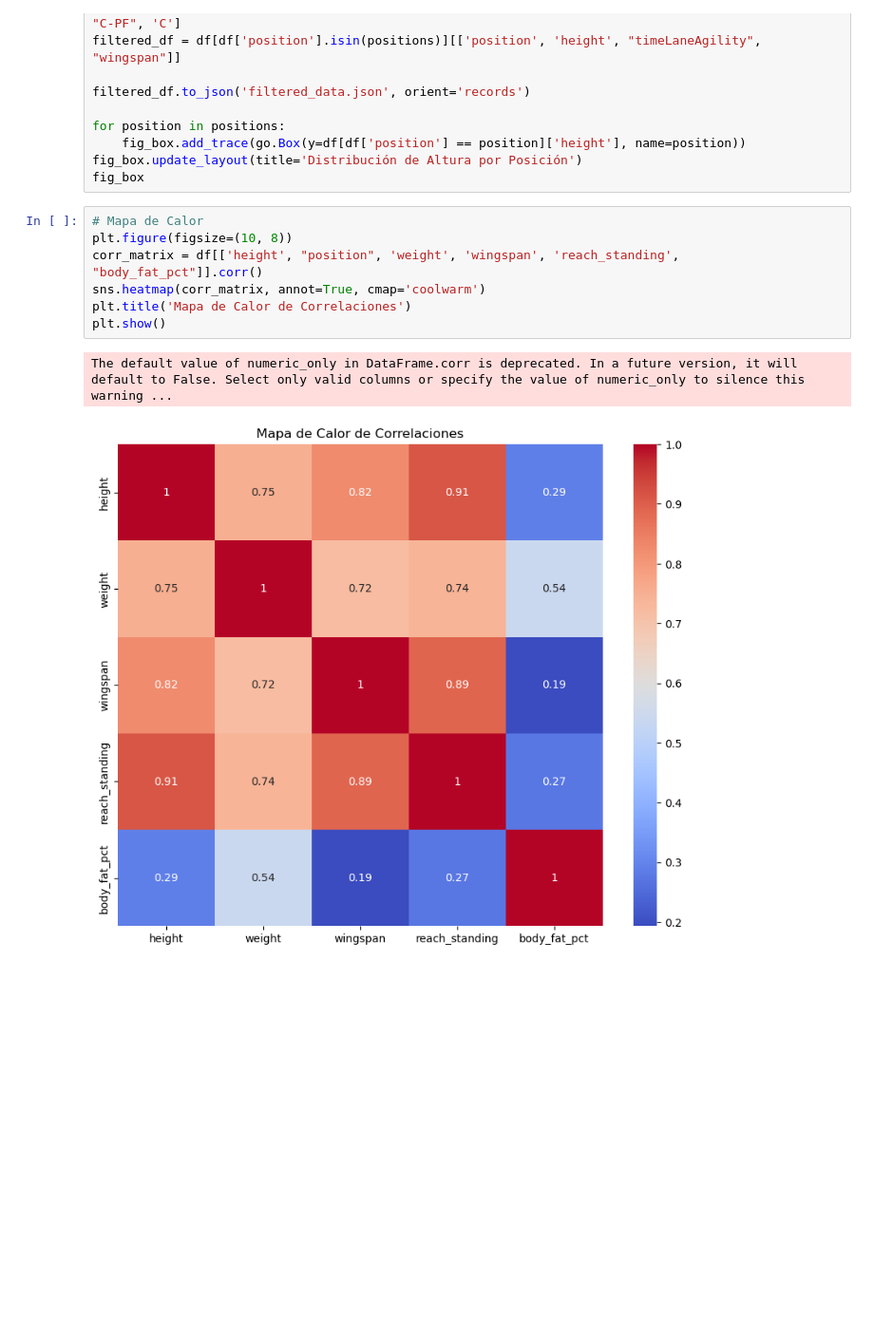
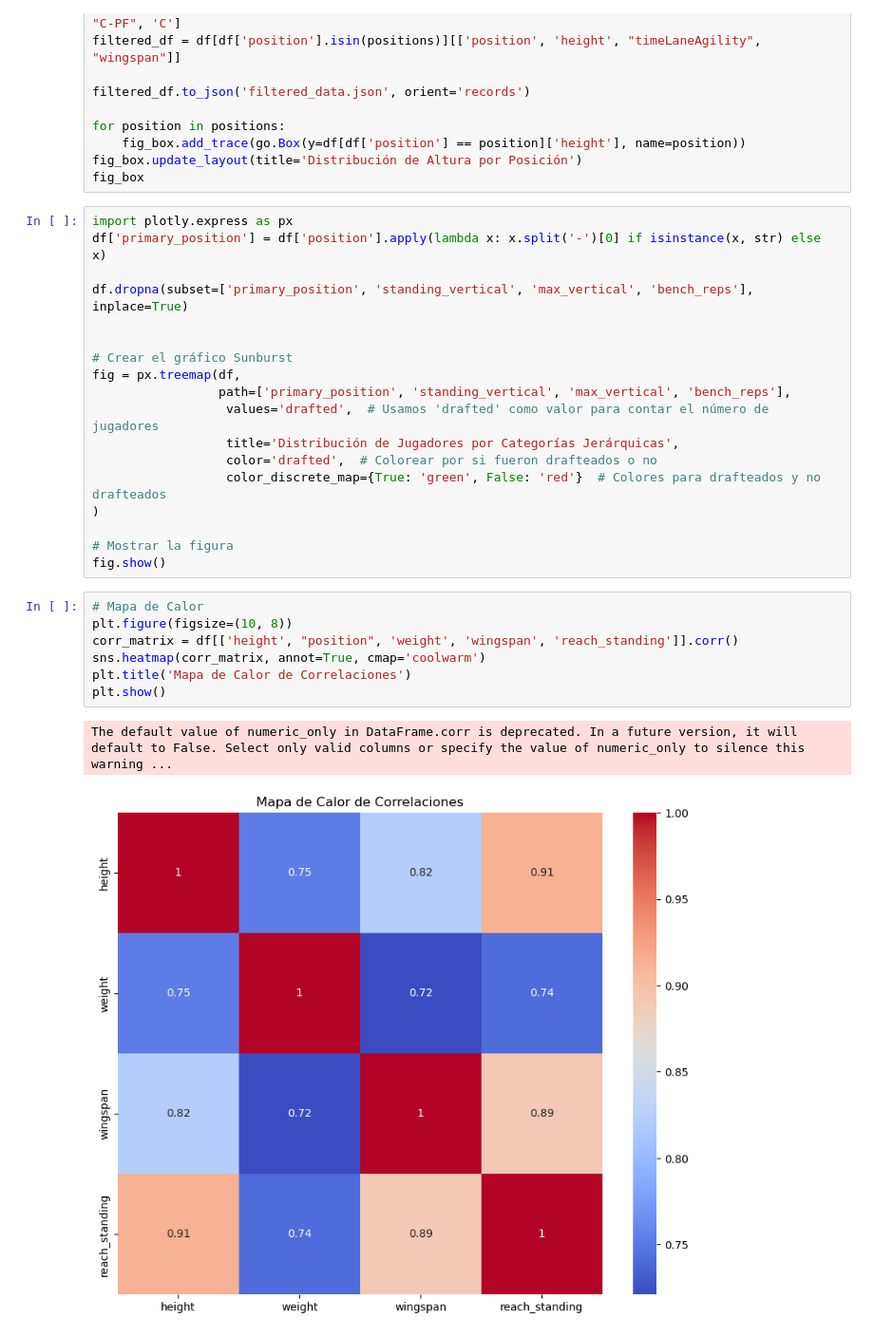
Before and after one commit to fchiapped/Proyecto-Vis-Info, a Jupyter notebook: train.ipynb, the cells around one changed output. Shown at 95% size. Cells and saved outputs as stored; diff of their text form; blank space fills up the shorter version.

```diff
--- a/train.ipynb
+++ b/train.ipynb
@@ -17,13 +17,31 @@ for position in positions:
     fig_box.add_trace(go.Box(y=df[df['position'] == position]['height'], name=position))
 fig_box.update_layout(title='Distribución de Altura por Posición')
 fig_box
+# %%
+import plotly.express as px
+df['primary_position'] = df['position'].apply(lambda x: x.split('-')[0] if isinstance(x, str) else x)
+
+df.dropna(subset=['primary_position', 'standing_vertical', 'max_vertical', 'bench_reps'], inplace=True)
+
+
+# Crear el gráfico Sunburst
+fig = px.treemap(df,
+                 path=['primary_position', 'standing_vertical', 'max_vertical', 'bench_reps'],
+                  values='drafted',  # Usamos 'drafted' como valor para contar el número de jugadores
+                  title='Distribución de Jugadores por Categorías Jerárquicas',
+                  color='drafted',  # Colorear por si fueron drafteados o no
+                  color_discrete_map={True: 'green', False: 'red'}  # Colores para drafteados y no drafteados
+)
+
+# Mostrar la figura
+fig.show()
 # %%
 # Mapa de Calor
 plt.figure(figsize=(10, 8))
-corr_matrix = df[['height', "position", 'weight', 'wingspan', 'reach_standing', "body_fat_pct"]].corr()
+corr_matrix = df[['height', "position", 'weight', 'wingspan', 'reach_standing']].corr()
 sns.heatmap(corr_matrix, annot=True, cmap='coolwarm')
 plt.title('Mapa de Calor de Correlaciones')
 plt.show()
 # %% [output]
 The default value of numeric_only in DataFrame.corr is deprecated. In a future version, it will default to False. Select only valid columns or specify the value of numeric_only to silence this warning ...
-[figure, old version]
+[figure, new version]
```
Also changed, not shown: parts of 1 cell of this notebook, 3 other files.
